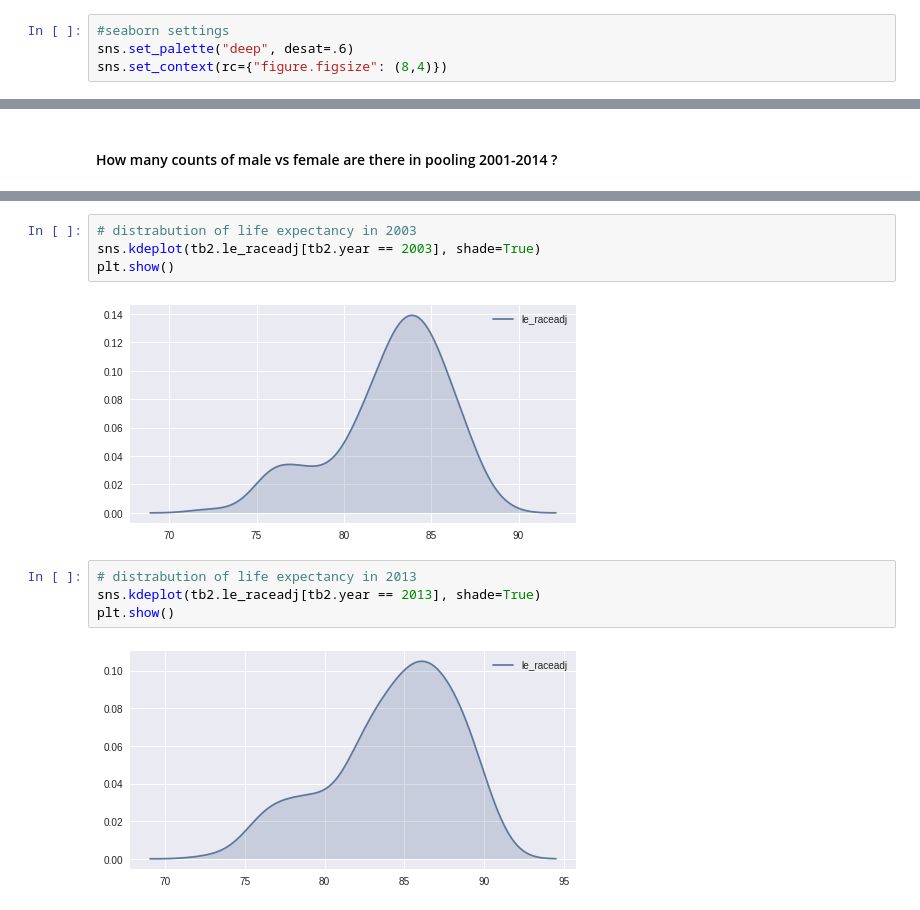
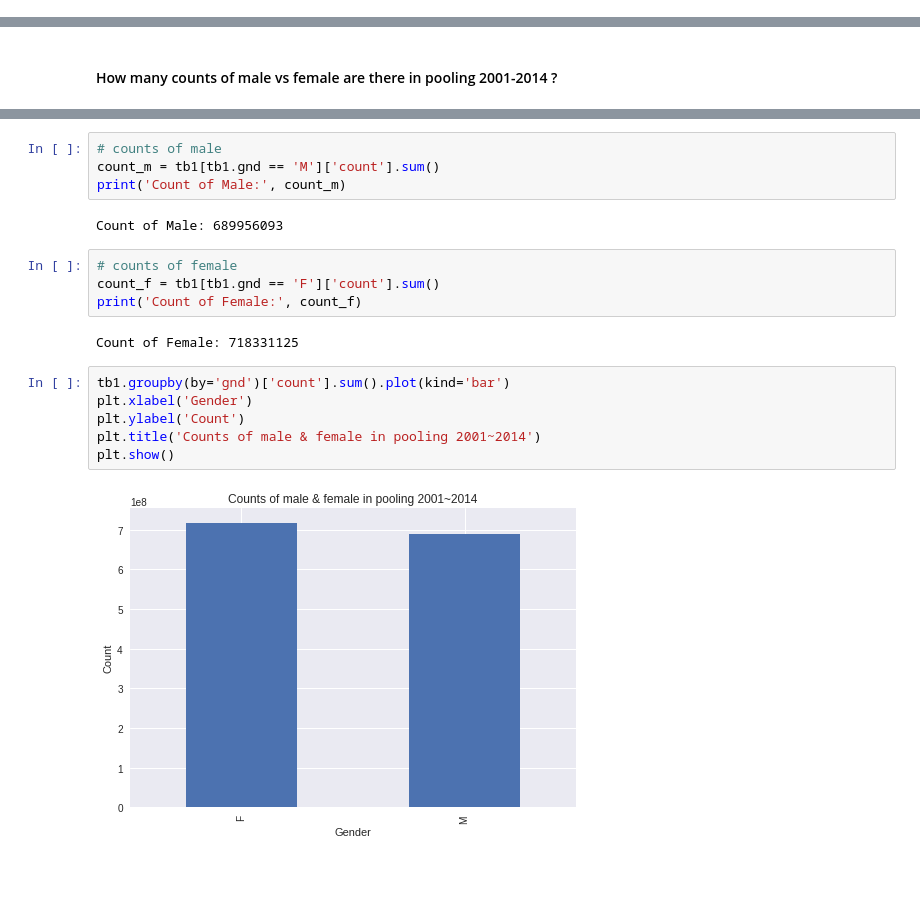
Before and after one commit to anxin16/Capstone-Project-2, a Jupyter notebook: Data-Story/Health-Wealth2.ipynb, the cells around one changed output, grey strips where cells are left out. Drawn from its saved outputs; the diff is of its cells as text; blank space fills up the shorter version.

```diff
--- a/Data-Story/Health-Wealth2.ipynb
+++ b/Data-Story/Health-Wealth2.ipynb
@@ -7,10 +7,6 @@ import numpy as np
 import pandas as pd
 import matplotlib.pyplot as plt
 import seaborn as sns
-# %%
-#seaborn settings
-sns.set_palette("deep", desat=.6)
-sns.set_context(rc={"figure.figsize": (8,4)})
 # %% [markdown]
 ### Load Data Sets
 # %%
@@ -112,12 +20,20 @@ plt.show()
-# %%
-# distrabution of life expectancy in 2003
-sns.kdeplot(tb2.le_raceadj[tb2.year == 2003], shade=True)
-plt.show()
-# %% [output]
-[figure, removed]
-# %%
-# distrabution of life expectancy in 2013
-sns.kdeplot(tb2.le_raceadj[tb2.year == 2013], shade=True)
-plt.show()
-# %% [output]
-[figure, removed]
+# %%
+# counts of male
+count_m = tb1[tb1.gnd == 'M']['count'].sum()
+print('Count of Male:', count_m)
+# %% [output]
+Count of Male: 689956093
+# %%
+# counts of female
+count_f = tb1[tb1.gnd == 'F']['count'].sum()
+print('Count of Female:', count_f)
+# %% [output]
+Count of Female: 718331125
+# %%
+tb1.groupby(by='gnd')['count'].sum().plot(kind='bar')
+plt.xlabel('Gender')
+plt.ylabel('Count')
+plt.title('Counts of male & female in pooling 2001~2014')
+plt.show()
+# %% [output]
+[figure, added]
```
Also changed, not shown: parts of 61 cells of this notebook, 2 other files.
